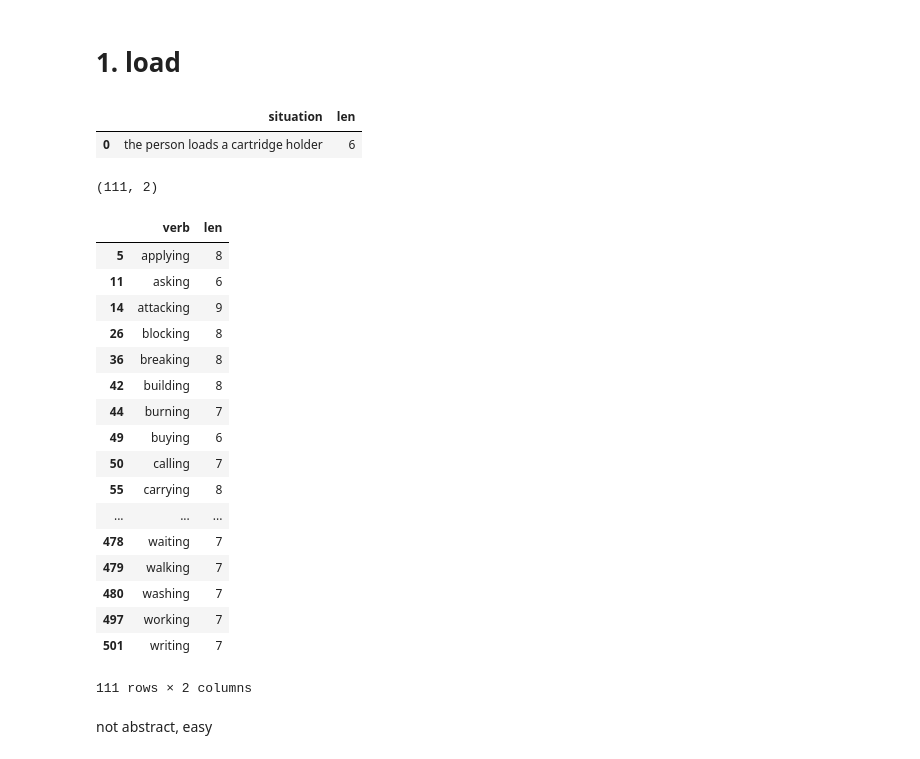
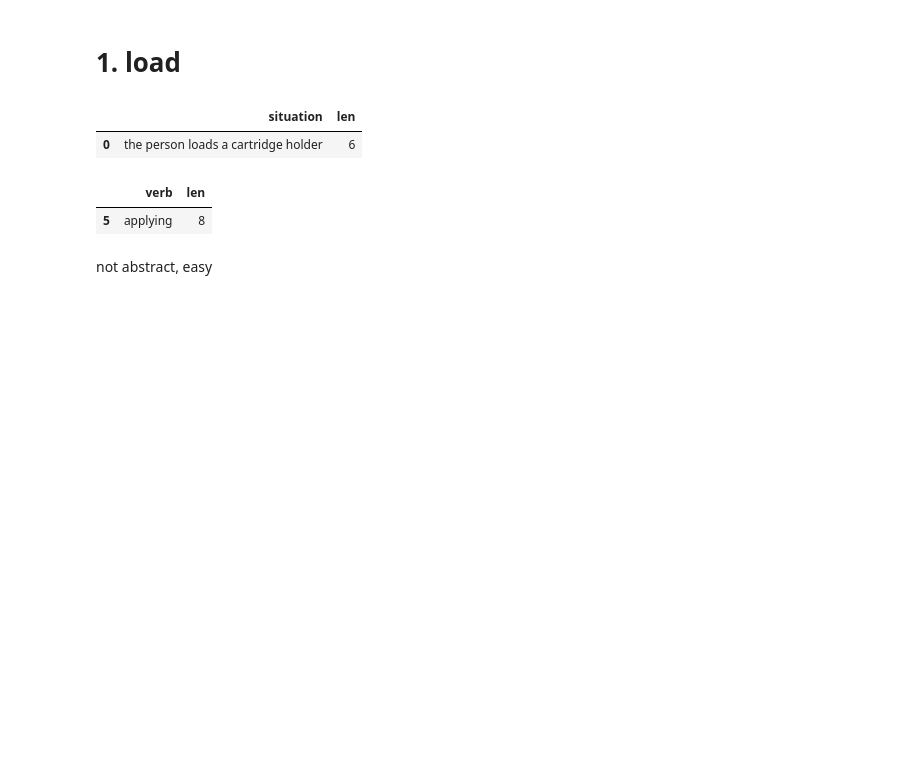
Before and after one commit to drschwenk/pictionary, a Jupyter notebook: eda.ipynb, the cells around one changed output. Drawn from its saved outputs; the diff is of its cells as text; code cells hidden in the pictures; blank space fills up the shorter version.

```diff
--- a/eda.ipynb
+++ b/eda.ipynb
@@ -93,37 +64,12 @@ situations_df.head(1)
 # %% [output]
 |  | situation | len |
 | 0 | the person loads a cartridge holder | 6 |
-# %%
-def least_common_word(sent):
-    wlfs = [zipf_frequency(w, 'en') for w in sent.split()]
-    lowest_freq = min(wlfs)
-    return lowest_freq > 4
 # %%
 common_verbs = verb_df[verb_df['verb'].apply(lambda x: least_common_word(x))]
-# %%
-common_verbs.shape
-# %% [output]
-(111, 2)
 # %%
-common_verbs
+common_verbs.head(1)
 # %% [output]
 |  | verb | len |
 | 5 | applying | 8 |
-| 11 | asking | 6 |
-| 14 | attacking | 9 |
-| 26 | blocking | 8 |
-| 36 | breaking | 8 |
-| 42 | building | 8 |
-| 44 | burning | 7 |
-| 49 | buying | 6 |
-| 50 | calling | 7 |
-| 55 | carrying | 8 |
-| ... | ... | ... |
-| 478 | waiting | 7 |
-| 479 | walking | 7 |
-| 480 | washing | 7 |
-| 497 | working | 7 |
-| 501 | writing | 7 |
-111 rows × 2 columns
 # %%
 # _ = situations_df['len'].hist(bins=12)
```
Also changed, not shown: parts of 76 cells of this notebook, 1 other file.
